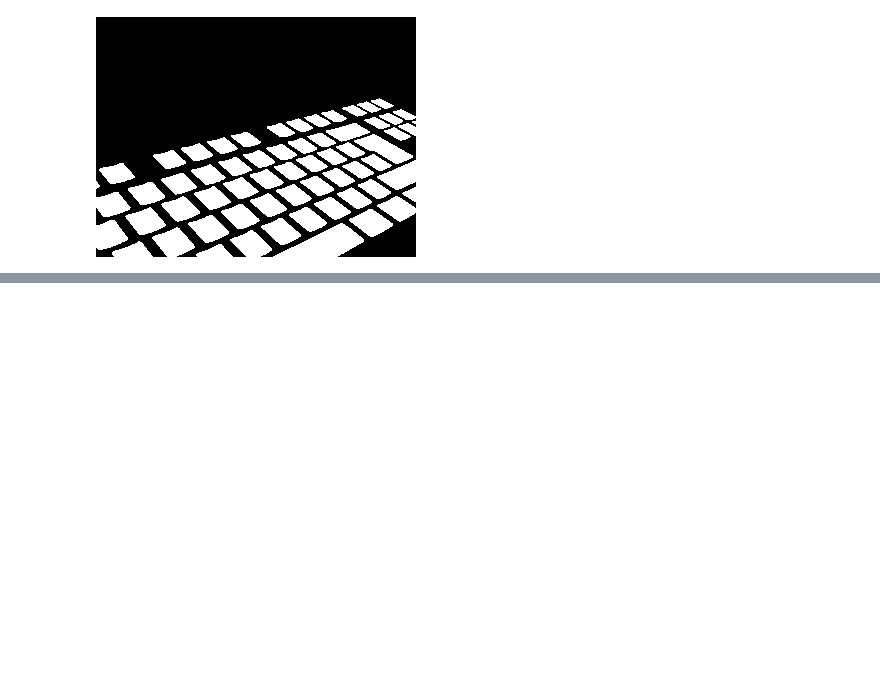
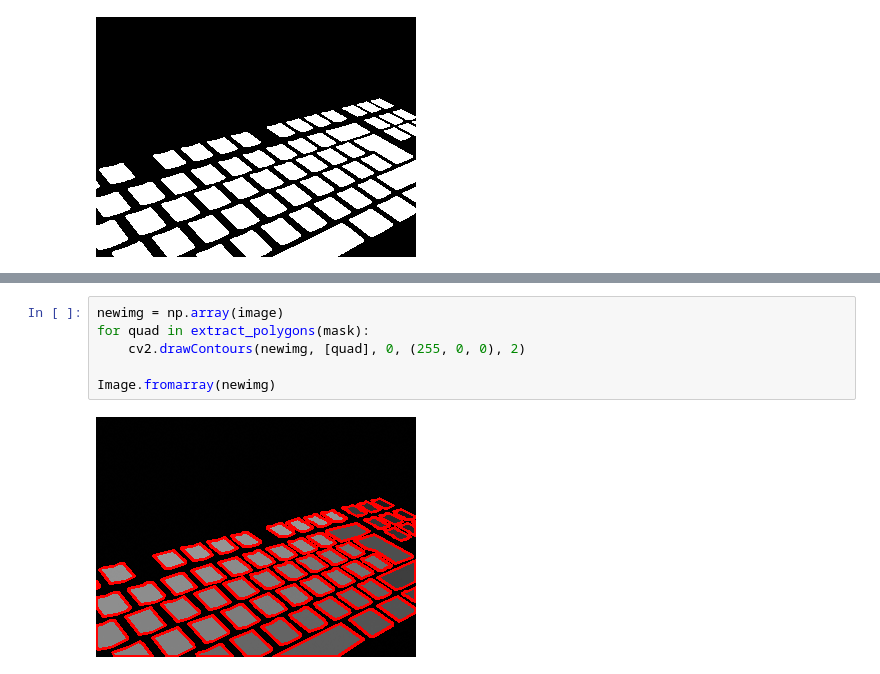
Before and after one commit to umrover/keyboard-detection, a Jupyter notebook: region-extraction.ipynb, the cells around one changed output, grey strips where cells are left out. Cells and saved outputs as stored; diff of their text form; blank space fills up the shorter version.

Commit message:
Added object masks to KeyboardBBoxDataset

```diff
--- a/region-extraction.ipynb
+++ b/region-extraction.ipynb
@@ -49,3 +31,11 @@ for quad in extract_quads(mask):
 Image.fromarray(newimg)
 # %% [output]
 [figure]
+# %%
+newimg = np.array(image)
+for quad in extract_polygons(mask):
+    cv2.drawContours(newimg, [quad], 0, (255, 0, 0), 2)
+
+Image.fromarray(newimg)
+# %% [output]
+[figure, added]
```
Also changed, not shown: parts of 3 cells of this notebook, 5 other files.
